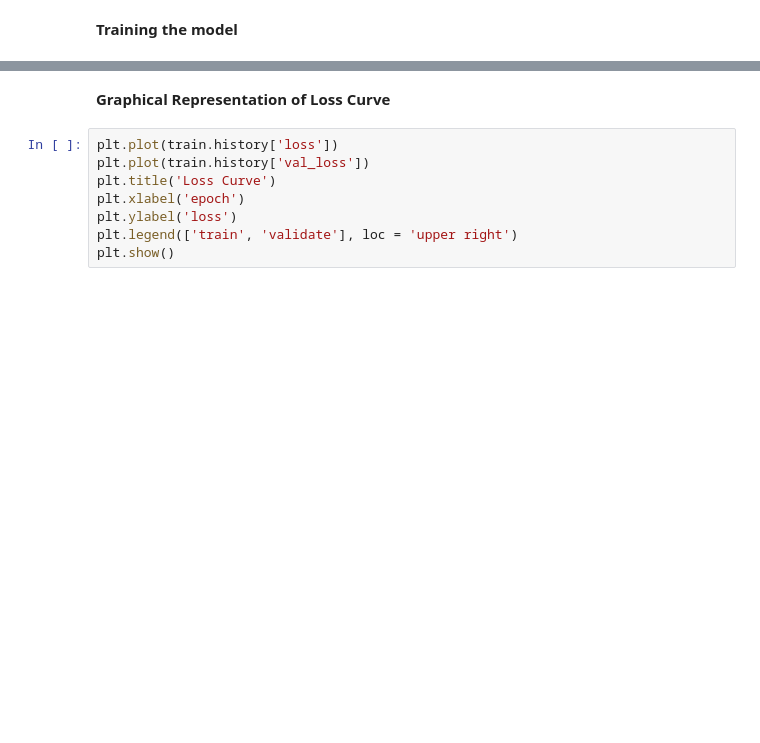
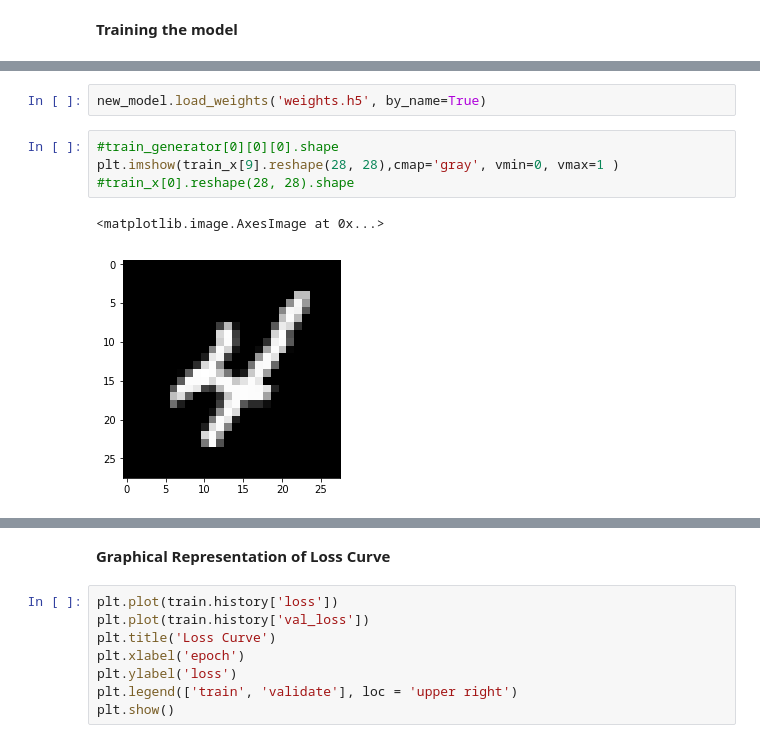
Before and after one commit to subhrajyotidasgupta/DevanagariHTR, a Jupyter notebook: handwritten_mnist_cnn.ipynb, the cells around one changed output, grey strips where cells are left out. Drawn from its saved outputs; the diff is of its cells as text; blank space fills up the shorter version.

```diff
--- a/handwritten_mnist_cnn.ipynb
+++ b/handwritten_mnist_cnn.ipynb
@@ -62,0 +74,9 @@ Epoch 5/5
+# %%
+new_model.load_weights('weights.h5', by_name=True)
+# %%
+#train_generator[0][0][0].shape
+plt.imshow(train_x[9].reshape(28, 28),cmap='gray', vmin=0, vmax=1 )
+#train_x[0].reshape(28, 28).shape
+# %% [output]
+<matplotlib.image.AxesImage at 0x...>
+[figure, added]
```
Also changed, not shown: parts of 15 cells of this notebook.
